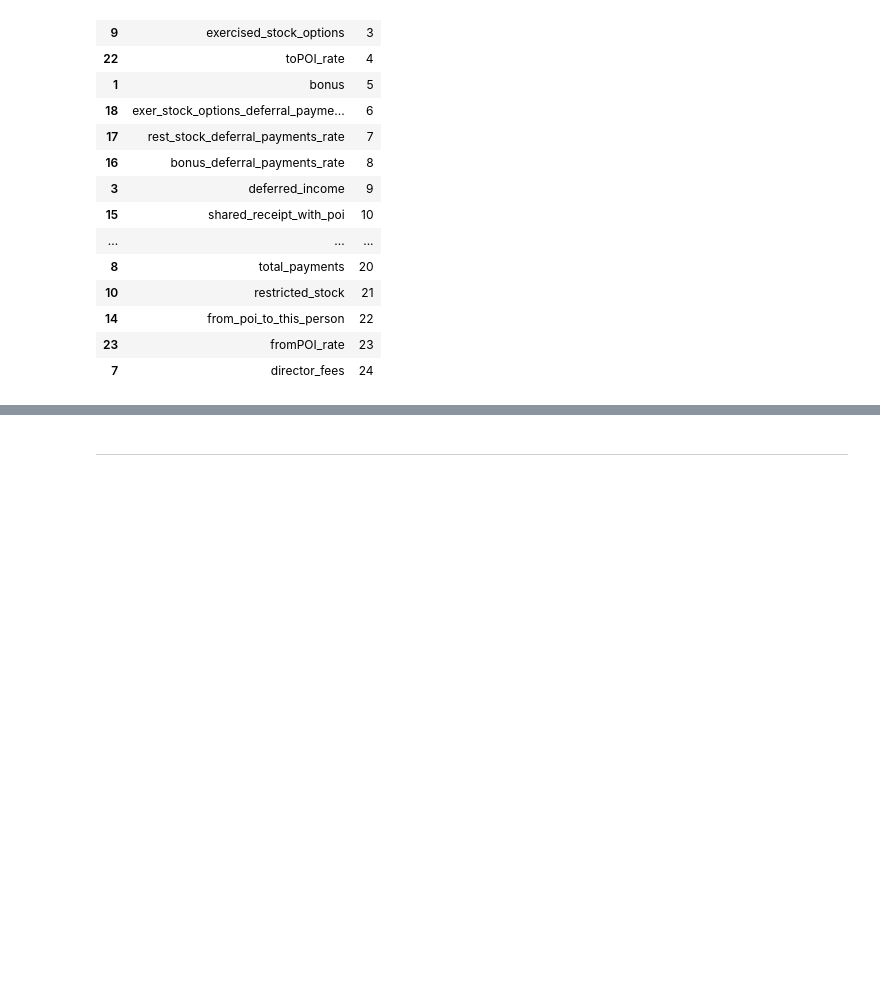
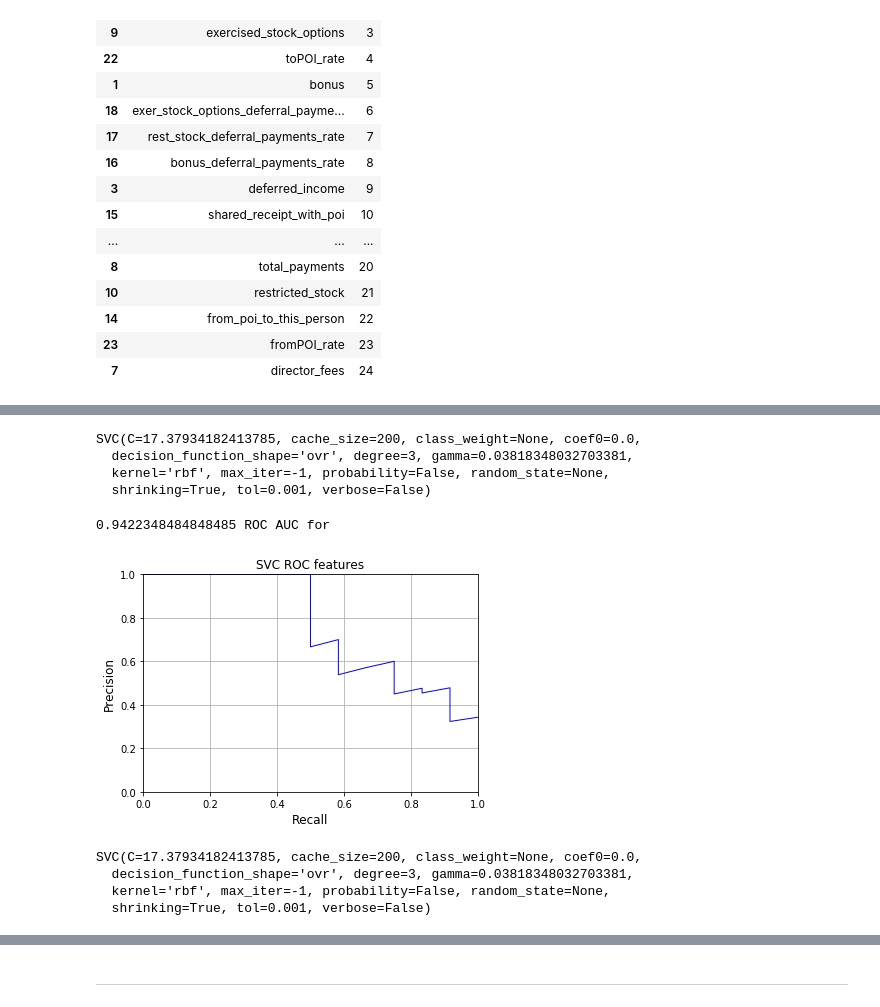
Before and after one commit to micos20/ENRON_fraud-detection, a Jupyter notebook: scripts/Feature_reduction.ipynb, the cells around one changed output, grey strips where cells are left out. Cells and saved outputs as stored; diff of their text form; code cells hidden in the pictures; blank space fills up the shorter version.

```diff
--- a/scripts/Feature_reduction.ipynb
+++ b/scripts/Feature_reduction.ipynb
@@ -417,0 +543,4 @@ plt_precision_vs_recall(precision, recall, title='SVC RFECV best features')
+# %%
+RandSearch = RandomizedSearchCV(clf, param_distributions, cv=6, n_iter=5000, scoring='roc_auc', iid=False, verbose=1, n_jobs=8, random_state=77)
+# %%
+RandSearch.fit(X_train_44_red, y_train)
@@ -417,0 +594,8 @@ plt_precision_vs_recall(precision, recall, title='SVC RFECV best features')
+# %%
+n_select = (RFECV_.ranking_ == 1).sum()
+for n in range(1, 15):
+    X = X_train_44[:, RFECV_.ranking_ <= n]
+    RandSearch.fit(X, y_train)
+    print "Number of features:", (n_select + n - 1)
+    print "Best models score:", RandSearch.best_score_
+    print "Best params:", RandSearch.best_params_
@@ -417,0 +674,2 @@ plt_precision_vs_recall(precision, recall, title='SVC RFECV best features')
+# %%
+RandSearch.fit(X_train_44_red, y_train)
@@ -417,0 +697,15 @@ plt_precision_vs_recall(precision, recall, title='SVC RFECV best features')
+# %%
+RandSearch.best_estimator_
+# %% [output]
+SVC(C=17.37934182413785, cache_size=200, class_weight=None, coef0=0.0,
+  decision_function_shape='ovr', degree=3, gamma=0.03818348032703381,
+  kernel='rbf', max_iter=-1, probability=False, random_state=None,
+  shrinking=True, tol=0.001, verbose=False)
+# %%
+y_scores = cross_val_predict(RandSearch.best_estimator_, X_train_44_red, y_train, cv=6, method='decision_function')
+print roc_auc_score(y_train, y_scores), "ROC AUC for"
+precision, recall, proba = precision_recall_curve(y_train, y_scores)
+plt_precision_vs_recall(precision, recall, title='SVC ROC features')
+# %% [output]
+0.9422348484848485 ROC AUC for
+[figure, added]
@@ -417,0 +716,7 @@ plt_precision_vs_recall(precision, recall, title='SVC RFECV best features')
+# %%
+clf.fit(X_train_44_red, y_train)
+# %% [output]
+SVC(C=17.37934182413785, cache_size=200, class_weight=None, coef0=0.0,
+  decision_function_shape='ovr', degree=3, gamma=0.03818348032703381,
+  kernel='rbf', max_iter=-1, probability=False, random_state=None,
+  shrinking=True, tol=0.001, verbose=False)
```
Also changed, not shown: parts of 60 cells of this notebook, 3 other files.
